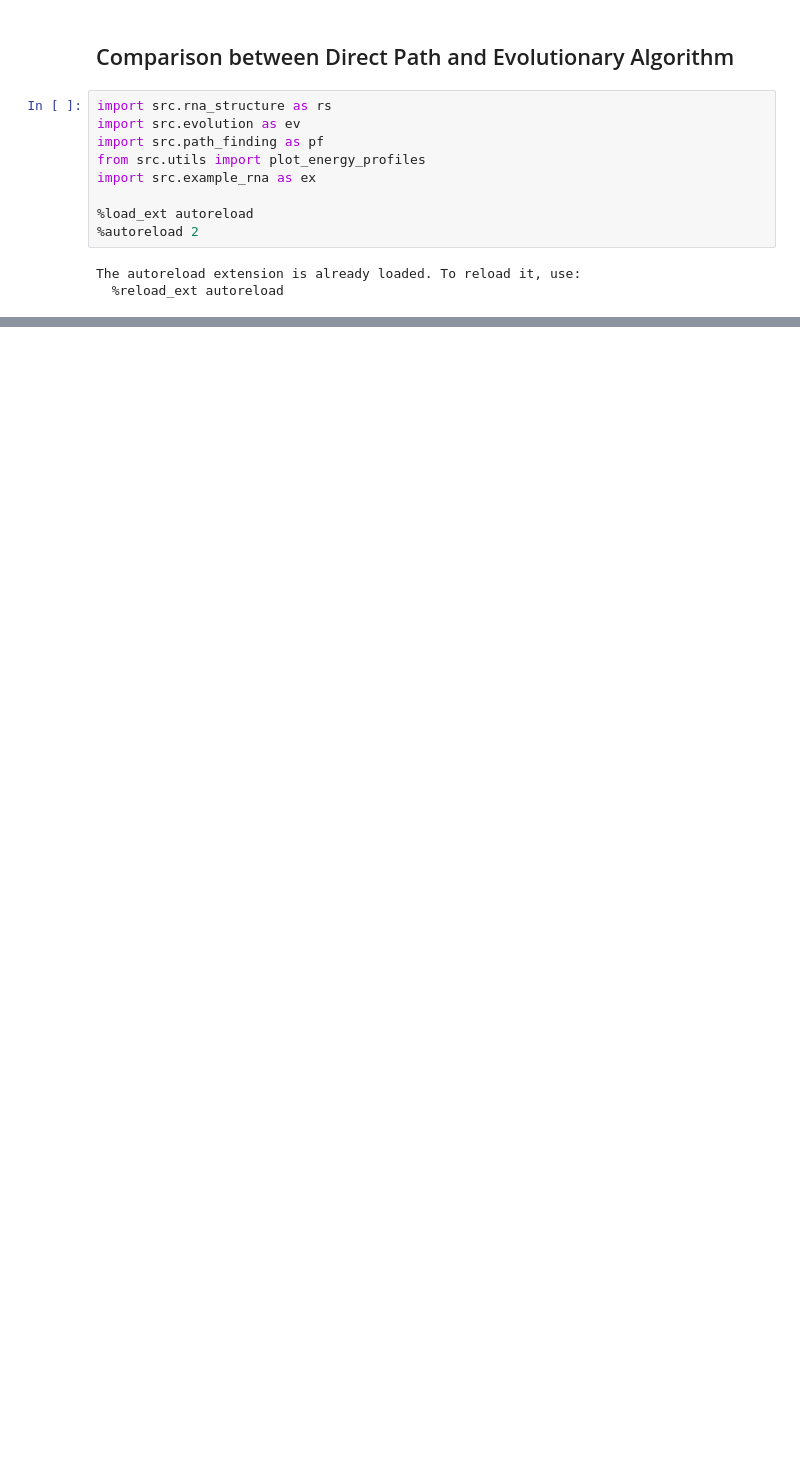
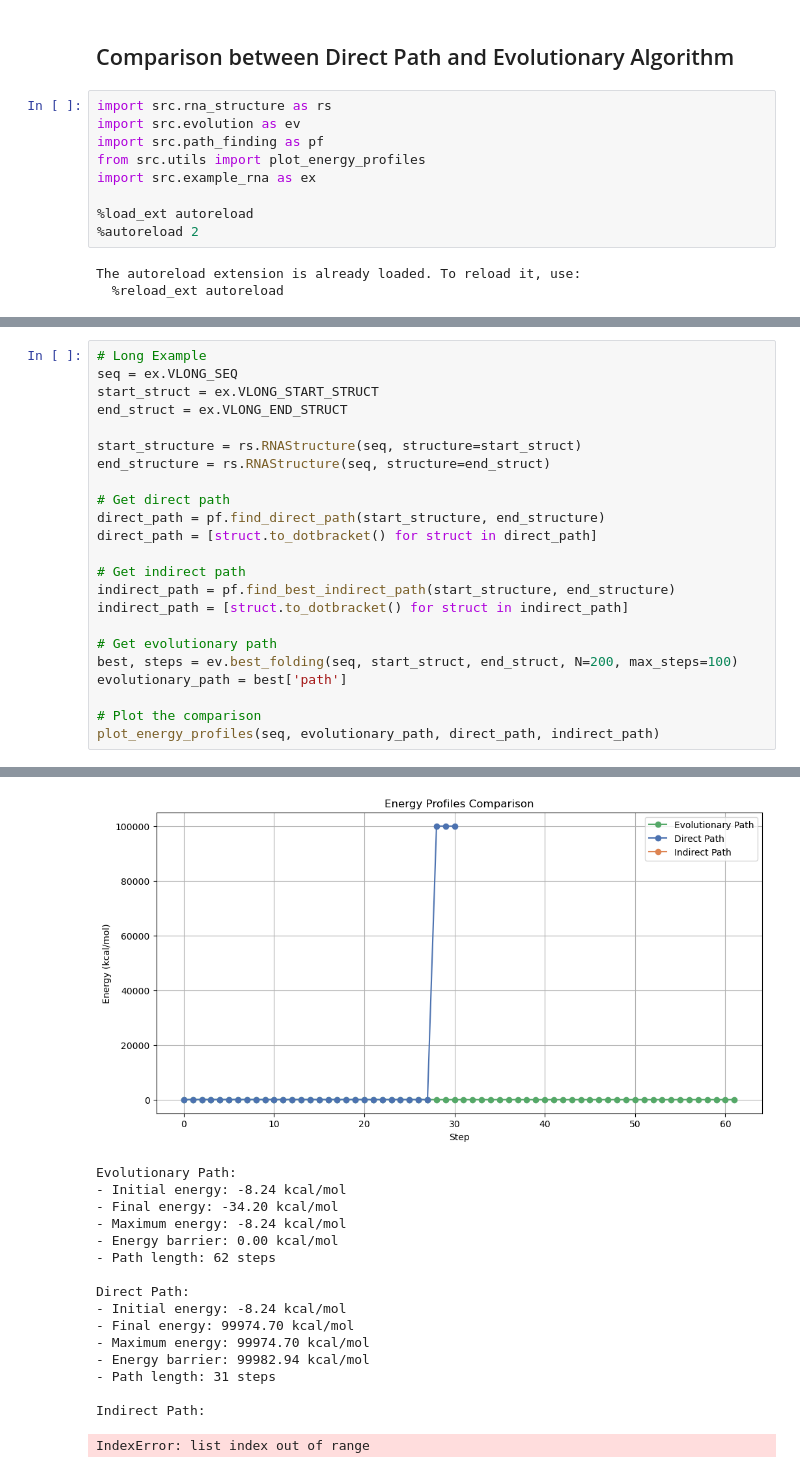
Before and after one commit to lusxvr/rna_energy_barriers, a Jupyter notebook: comparisons.ipynb, the cells around one changed output, grey strips where cells are left out. Cells and saved outputs as stored; diff of their text form; blank space fills up the shorter version.

```diff
--- a/comparisons.ipynb
+++ b/comparisons.ipynb
@@ -188,0 +197,24 @@ Indirect Path:
+# %%
+# Long Example
+seq = ex.VLONG_SEQ
+start_struct = ex.VLONG_START_STRUCT
+end_struct = ex.VLONG_END_STRUCT
+
+start_structure = rs.RNAStructure(seq, structure=start_struct)
+end_structure = rs.RNAStructure(seq, structure=end_struct)
+
+# Get direct path
+direct_path = pf.find_direct_path(start_structure, end_structure)
+direct_path = [struct.to_dotbracket() for struct in direct_path]
+
+# Get indirect path
+indirect_path = pf.find_best_indirect_path(start_structure, end_structure)
+indirect_path = [struct.to_dotbracket() for struct in indirect_path]
+
+# Get evolutionary path
+best, steps = ev.best_folding(seq, start_struct, end_struct, N=200, max_steps=100)
+evolutionary_path = best['path']
+
+# Plot the comparison
+plot_energy_profiles(seq, evolutionary_path, direct_path, indirect_path)
+# %% [output]
@@ -188,0 +238,17 @@ Indirect Path:
+[figure, added]
+Evolutionary Path:
+- Initial energy: -8.24 kcal/mol
+- Final energy: -34.20 kcal/mol
+- Maximum energy: -8.24 kcal/mol
+- Energy barrier: 0.00 kcal/mol
+- Path length: 62 steps
+
+Direct Path:
+- Initial energy: -8.24 kcal/mol
+- Final energy: 99974.70 kcal/mol
+- Maximum energy: 99974.70 kcal/mol
+- Energy barrier: 99982.94 kcal/mol
+- Path length: 31 steps
+
+Indirect Path:
+IndexError: list index out of range
```
Also changed, not shown: parts of 6 cells of this notebook, 5 other files.
